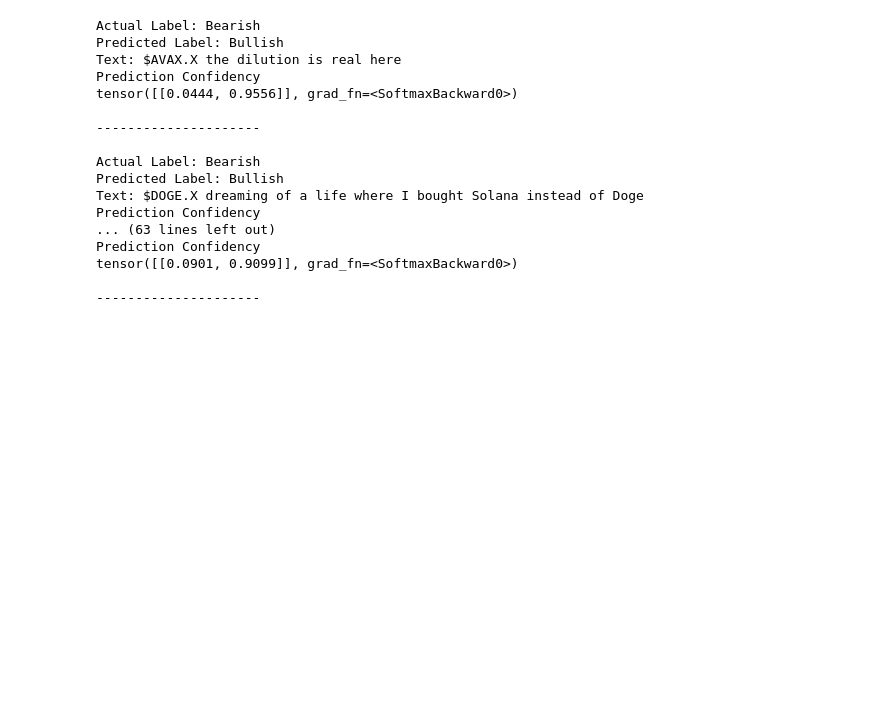
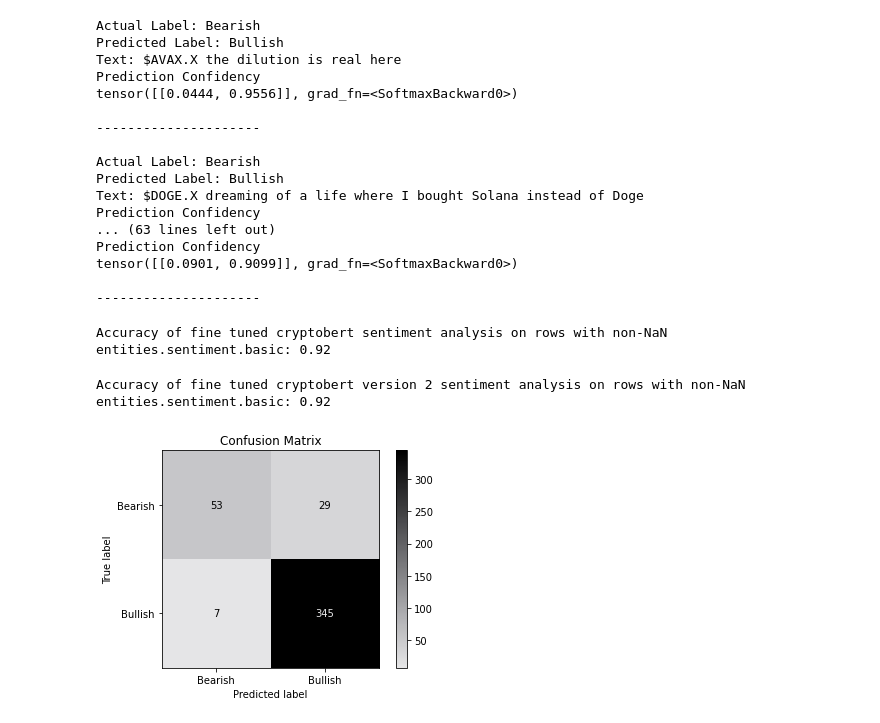
Before and after one commit to ArashST79/crypto_sentiment, a Jupyter notebook: notebooks/model_evaluate.ipynb, the cells around one changed output. Drawn from its saved outputs; the diff is of its cells as text; code cells hidden in the pictures; blank space fills up the shorter version.

```diff
--- a/notebooks/model_evaluate.ipynb
+++ b/notebooks/model_evaluate.ipynb
@@ -139,3 +142,27 @@ Prediction Confidency
 tensor([[0.0901, 0.9099]], grad_fn=<SoftmaxBackward0>)
 
 ---------------------
+# %%
+from transformers import TextClassificationPipeline, AutoModelForSequenceClassification, AutoTokenizer
+from scripts.sentiment_analysis_evaluator import Evaluator
+import torch
+model_name = "ElKulako/cryptobert"
+tokenizer = AutoTokenizer.from_pretrained(model_name, use_fast=True)
+model = AutoModelForSequenceClassification.from_pretrained(model_name, num_labels = 3)
+device = torch.device("cuda" if torch.cuda.is_available() else "cpu")
+model.to(device)
+model.load_state_dict(torch.load("../models/fine_tuned_cryptobert.pth",map_location=torch.device('cpu')))
+
+filtered_data = data_organize.data[data_organize.data['entities.sentiment.basic'].notna()]
+
+evaluator_finetuned_cryptobert = Evaluator(model,tokenizer,data=filtered_data)
+accuracy = evaluator_finetuned_cryptobert.evaluate_model_crypto_bert()
+print(f"Accuracy of fine tuned cryptobert sentiment analysis on rows with non-NaN entities.sentiment.basic: {accuracy:.2f}")
+# %% [output]
+Accuracy of fine tuned cryptobert sentiment analysis on rows with non-NaN entities.sentiment.basic: 0.92
+# %%
+print(f"Accuracy of fine tuned cryptobert version 2 sentiment analysis on rows with non-NaN entities.sentiment.basic: {accuracy:.2f}")
+evaluator_finetuned_cryptobert.show_confusion_matrix()
+# %% [output]
+Accuracy of fine tuned cryptobert version 2 sentiment analysis on rows with non-NaN entities.sentiment.basic: 0.92
+[figure, added]
```
Also changed, not shown: parts of 7 cells of this notebook, 8 other files.
